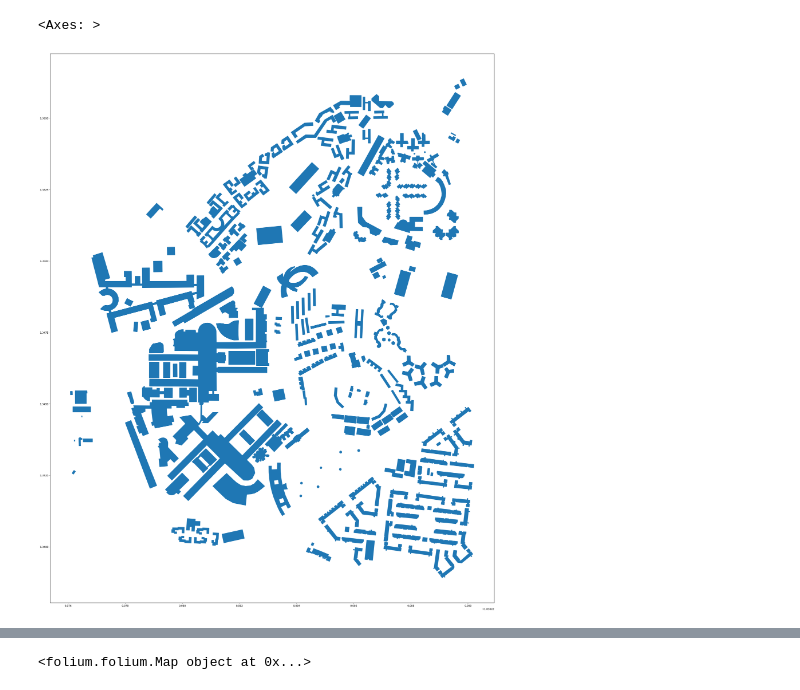
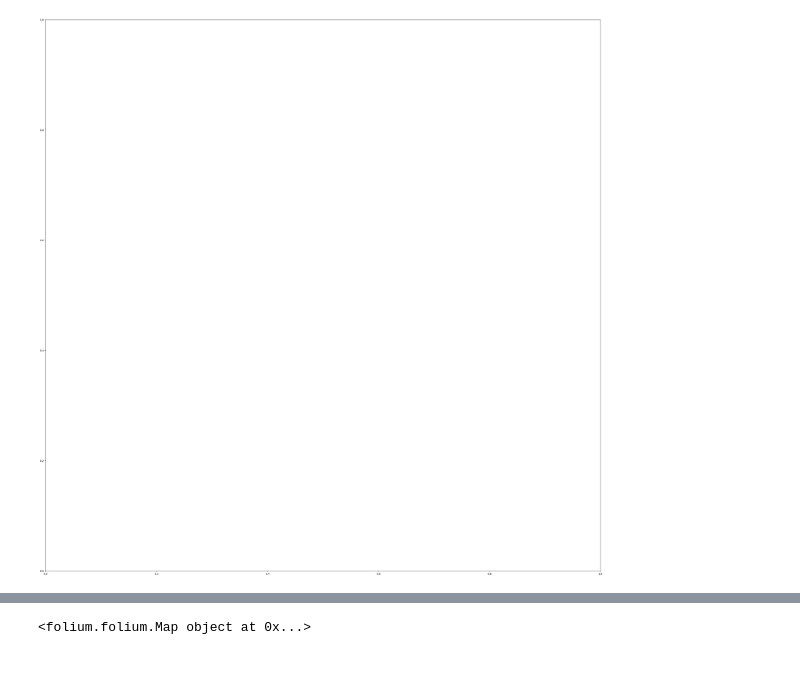
Before and after one commit to dlorej/foundation, a Jupyter notebook: python/test2.ipynb, the cells around one changed output, grey strips where cells are left out. Saved outputs shown, nothing was run; the diff lists cells and outputs as text; code cells hidden in the pictures.

```diff
--- a/python/test2.ipynb
+++ b/python/test2.ipynb
@@ -10,14 +10,13 @@ pd.set_option('display.max_rows',100)
 # %%
 osm_file = "C:\\Users\\jerol\\Desktop\\JS\\foundation\\map.osm"
 
 fp = osmium.FileProcessor(osm_file)\
          .with_areas()\
          .with_filter(osmium.filter.GeoInterfaceFilter())\
          .with_filter(osmium.filter.KeyFilter('building'))
 
 features = gpd.GeoDataFrame.from_features(fp)
 fig, ax = plt.subplots(1, 1, figsize=(40,40))
-features.plot(ax=ax)
+# features.plot(ax=ax)
 # %% [output]
-<Axes: >
-[figure, old version]
+[figure, new version]
```
Also changed, not shown: parts of 6 cells of this notebook, 3 other files.
